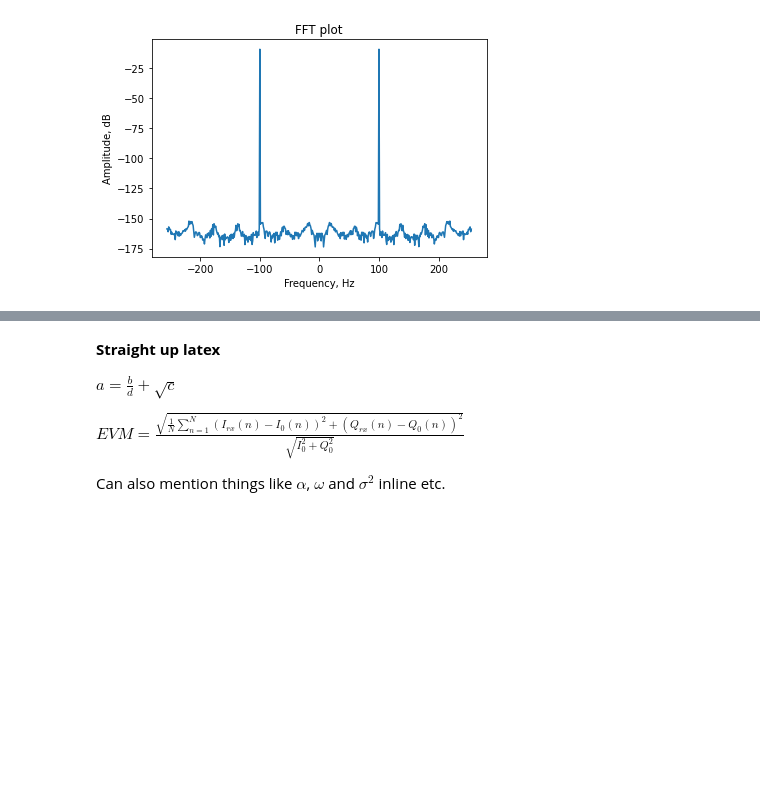
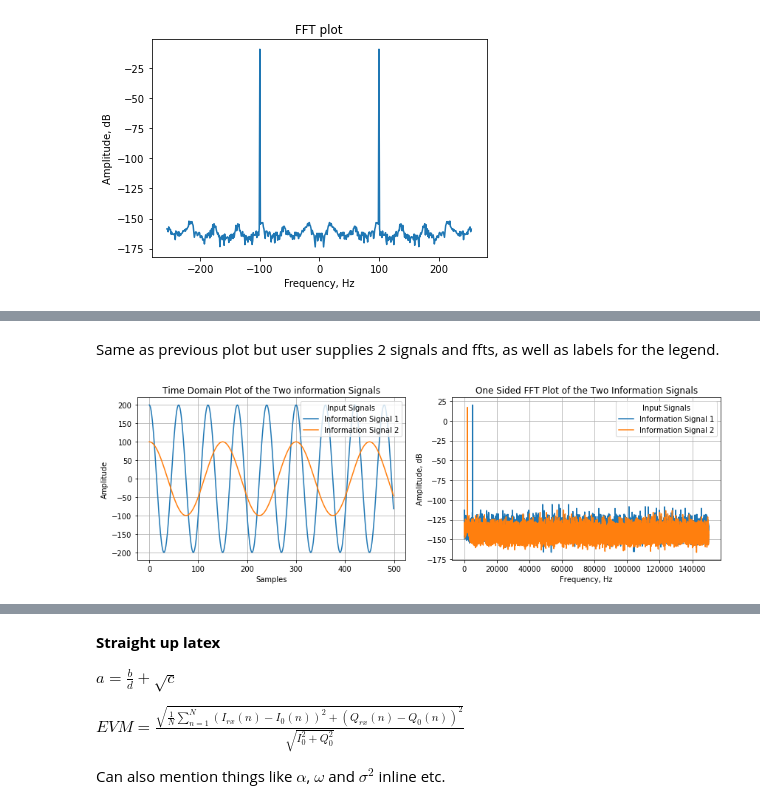
Before and after one commit to strath-sdr/dsp_notebooks, a Jupyter notebook: notebooks/reference_notebook.ipynb, the cells around one changed output, grey strips where cells are left out. Drawn from its saved outputs; the diff is of its cells as text; code cells hidden in the pictures; blank space fills up the shorter version.

```diff
--- a/notebooks/reference_notebook.ipynb
+++ b/notebooks/reference_notebook.ipynb
@@ -132,0 +160,13 @@ frequency_plot(freqs, sine_fft_db)
+# %% [markdown]
+Same as previous plot but user supplies 2 signals and ffts, as well as labels for the legend.
+# %%
+time_title = 'Time Domain Plot of the Two information Signals'
+freq_title = 'One Sided FFT Plot of the Two Information Signals'
+label_I = 'Information Signal 1'
+label_Q = 'Information Signal 2'
+legend_title = 'Input Signals'
+
+QAM_subplots(signal_1, signal_2, fft_signal_1, fft_signal_2, samples, freqs, fs,
+             time_title, freq_title, label_I, label_Q, legend_title)
+# %% [output]
+[figure, added]
```
Also changed, not shown: parts of 8 cells of this notebook.
